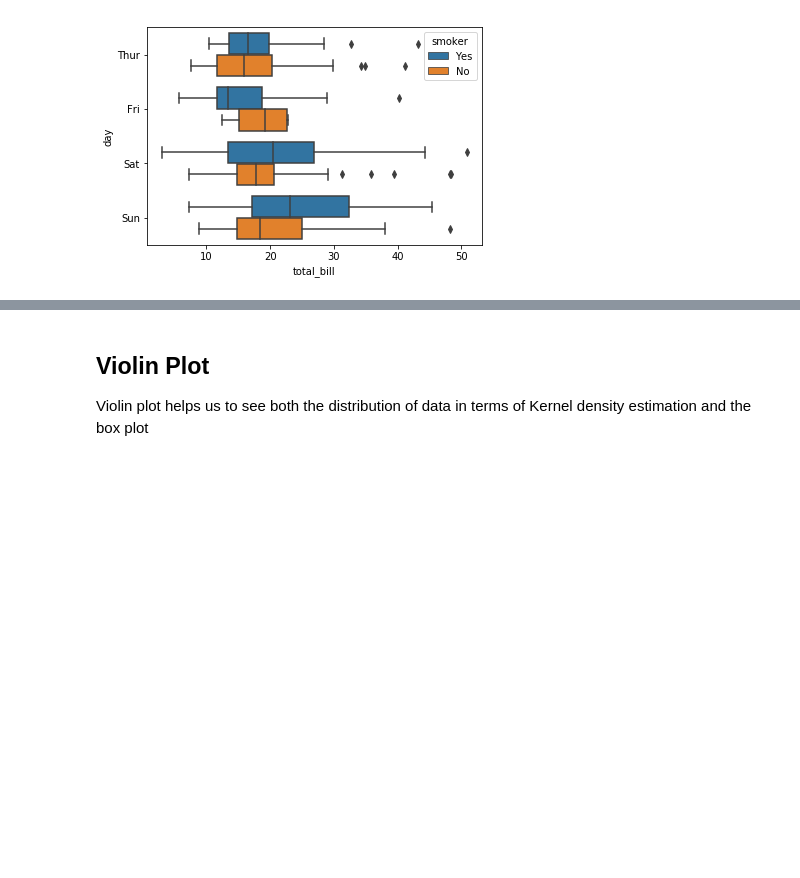
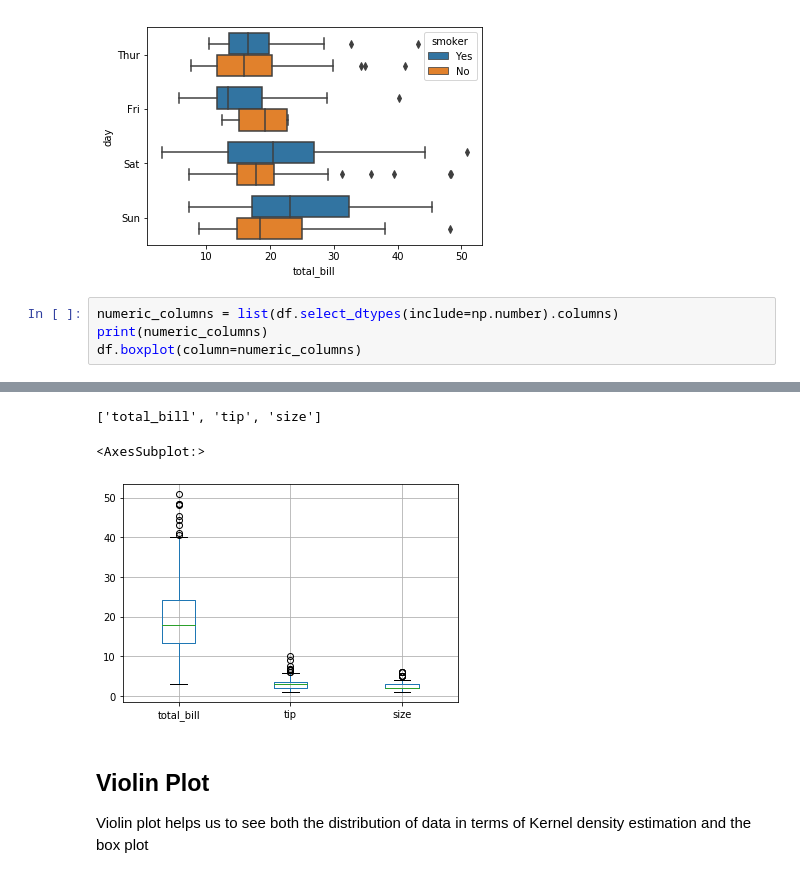
Before and after one commit to vinothg2309/Machine-Learning, a Jupyter notebook: Core Python/Seaborn.ipynb, the cells around one changed output, grey strips where cells are left out. Saved outputs shown, nothing was run; the diff lists cells and outputs as text; blank space fills up the shorter version.

```diff
--- a/Core Python/Seaborn.ipynb
+++ b/Core Python/Seaborn.ipynb
@@ -172,3 +172,8 @@ sns.boxplot(x="total_bill", y="day", hue="smoker",data=df)
 # %% [output]
 <matplotlib.axes._subplots.AxesSubplot at 0x...>
 [figure]
+# %%
+numeric_columns = list(df.select_dtypes(include=np.number).columns)
+print(numeric_columns)
+df.boxplot(column=numeric_columns)
+# %% [output]
@@ -175,3 +181,6 @@ sns.boxplot(x="total_bill", y="day", hue="smoker",data=df)
+['total_bill', 'tip', 'size']
+<AxesSubplot:>
+[figure, added]
 # %% [markdown]
 ## Violin Plot
 
```
Also changed, not shown: parts of 1 cell of this notebook, 15 other files.
